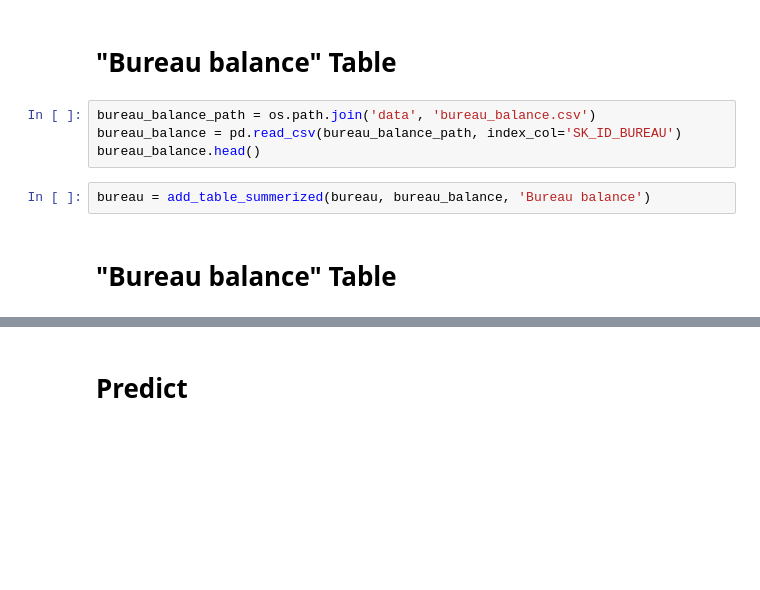
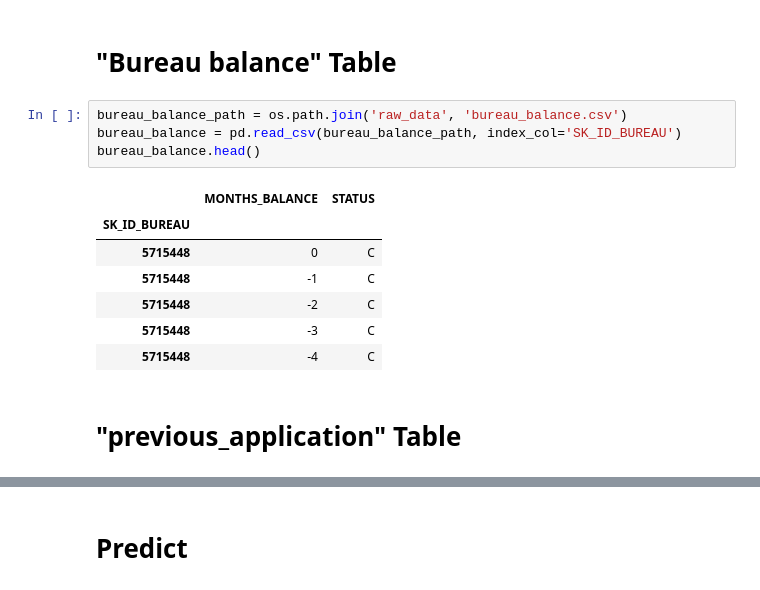
Before and after one commit to arielszabo/HomeCreditRisk, a Jupyter notebook: HomeCreditDefaultRisk.ipynb, the cells around one changed output, grey strips where cells are left out. Drawn from its saved outputs; the diff is of its cells as text; blank space fills up the shorter version.

```diff
--- a/HomeCreditDefaultRisk.ipynb
+++ b/HomeCreditDefaultRisk.ipynb
@@ -147,11 +158,17 @@ def add_table_summerized(data, new_table, table_name):
 # %% [markdown]
 # "Bureau balance" Table
 # %%
-bureau_balance_path = os.path.join('data', 'bureau_balance.csv')
+bureau_balance_path = os.path.join('raw_data', 'bureau_balance.csv')
 bureau_balance = pd.read_csv(bureau_balance_path, index_col='SK_ID_BUREAU')
 bureau_balance.head()
+# %% [output]
+|  | MONTHS_BALANCE | STATUS |
+| SK_ID_BUREAU |  |  |
+| 5715448 | 0 | C |
+| 5715448 | -1 | C |
+| 5715448 | -2 | C |
+| 5715448 | -3 | C |
+| 5715448 | -4 | C |
-# %%
-bureau = add_table_summerized(bureau, bureau_balance, 'Bureau balance')
 # %% [markdown]
-# "Bureau balance" Table
+# "previous_application" Table
 # %%
```
Also changed, not shown: parts of 16 cells of this notebook, 1 other file.
